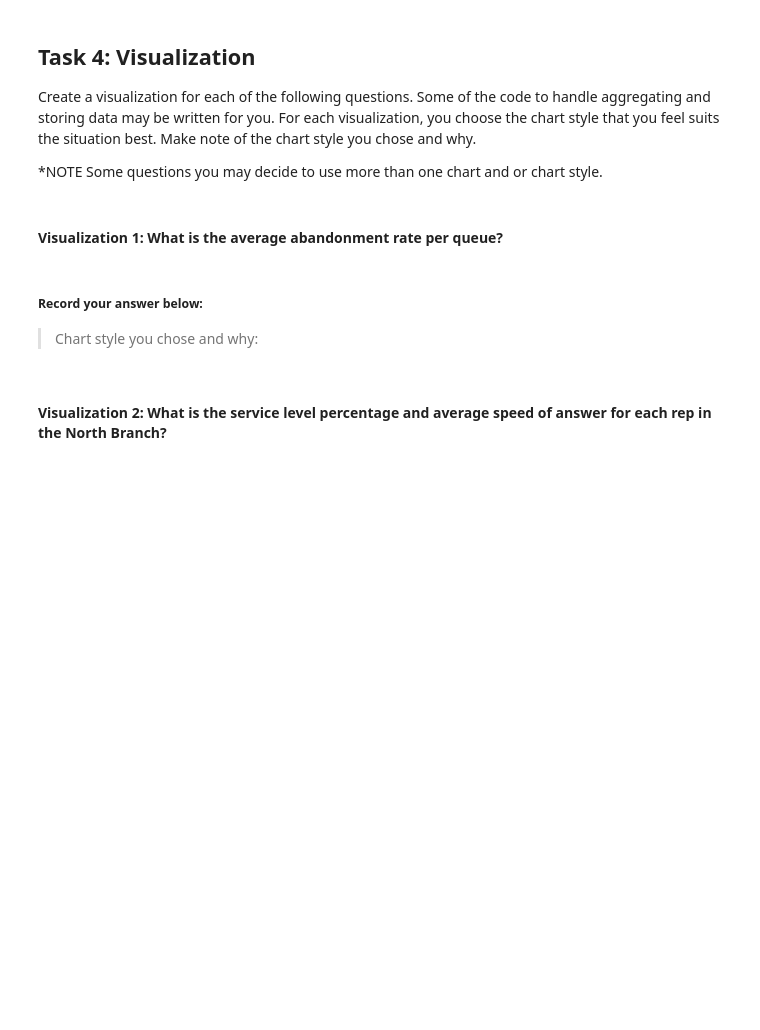
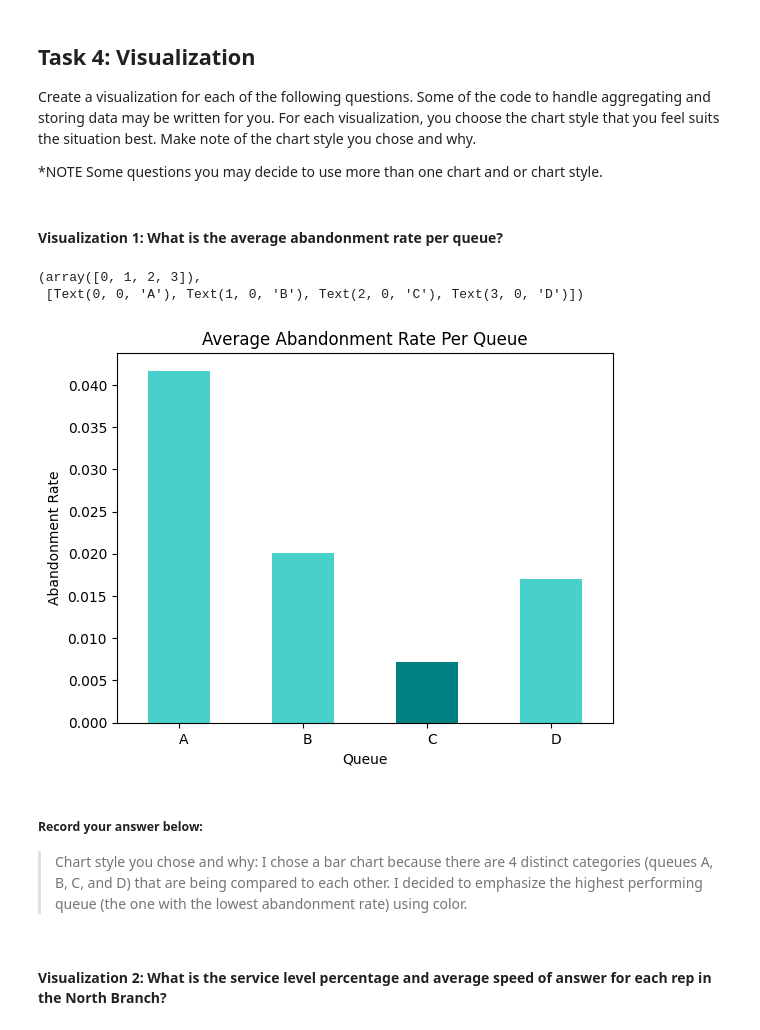
Before and after one commit to alexburchardt/call-center-cleanup-assignment, a Jupyter notebook: Call_Center_Cleanup.ipynb, the cells around one changed output. Cells and saved outputs as stored; diff of their text form; code cells hidden in the pictures; blank space fills up the shorter version.

```diff
--- a/Call_Center_Cleanup.ipynb
+++ b/Call_Center_Cleanup.ipynb
@@ -431,19 +431,31 @@ Create a visualization for each of the following questions. Some of the code to
 # %%
 # Create visualization 1 here
 # Import any additional libraries needed with alias
 
 # The dictionary abandonment_rates has the data you need.
 abandonment_rates = {}
 queues = ["A", "B", "C", "D"]
 queue_dict = df.groupby("Queue").agg("sum")
 for i in range(4):
     abandonment_rates[queues[i]] = queue_dict["Abandoned"][i] / queue_dict["Calls"][i]
 
 #Your code below:
+rates_series=pd.Series(abandonment_rates)
+colors=['mediumturquoise','mediumturquoise','teal','mediumturquoise']
+rates_series.plot.bar(color=colors)
+plt.title("Average Abandonment Rate Per Queue")
+plt.ylabel("Abandonment Rate")
+plt.xlabel("Queue")
+plt.xticks(rotation=0, ha='left')
+# %% [output]
+(array([0, 1, 2, 3]),
+ [Text(0, 0, 'A'), Text(1, 0, 'B'), Text(2, 0, 'C'), Text(3, 0, 'D')])
+[figure, added]
 # %% [markdown]
 ##### Record your answer below:
 
 > Chart style you chose and why:
+I chose a bar chart because there are 4 distinct categories (queues A, B, C, and D) that are being compared to each other. I decided to emphasize the highest performing queue (the one with the lowest abandonment rate) using color.
 # %% [markdown]
 #### Visualization 2: What is the service level percentage and average speed of answer for each rep in the North Branch?
 # %%
```
Also changed, not shown: parts of 9 cells of this notebook.
